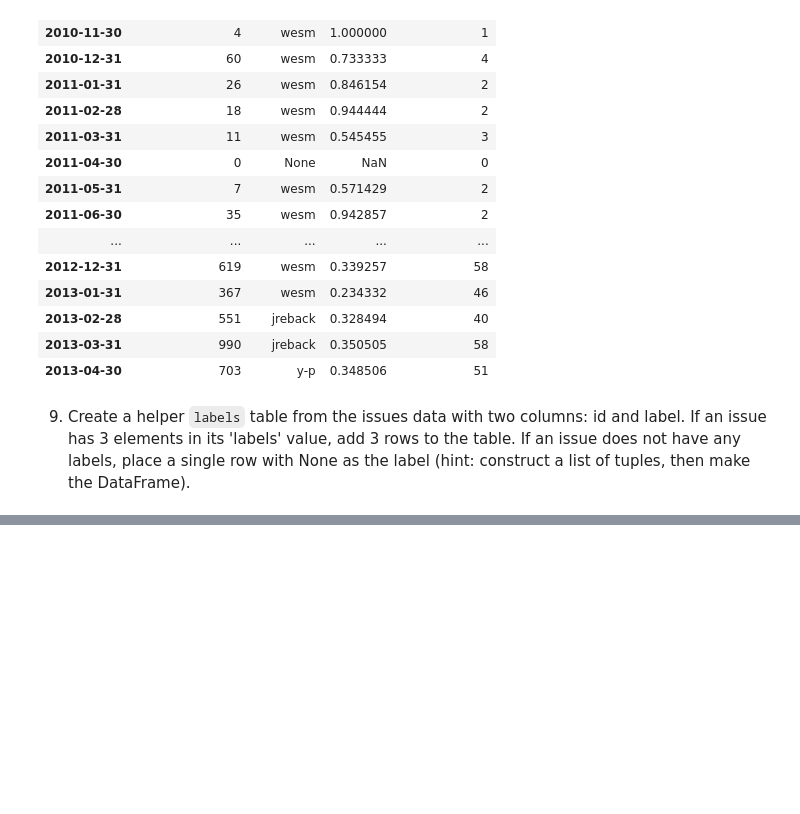
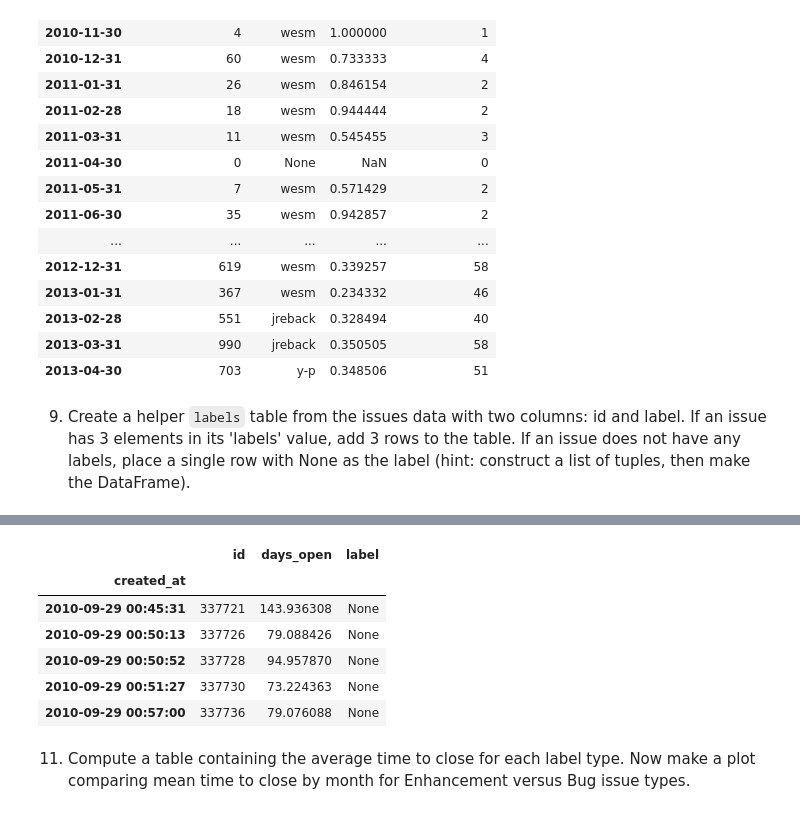
Before and after one commit to smwahl/ay250_swahl, a Jupyter notebook: hw_07/hw_7_pandas_and_timeseries.ipynb, the cells around one changed output, grey strips where cells are left out. Cells and saved outputs as stored; diff of their text form; code cells hidden in the pictures; blank space fills up the shorter version.

```diff
--- a/hw_07/hw_7_pandas_and_timeseries.ipynb
+++ b/hw_07/hw_7_pandas_and_timeseries.ipynb
@@ -369,14 +350,17 @@ label_list = []
 id_list = []
 for labs,com_id in zip(df.labels,df.id):
     if len(labs) == 0:
-        label_list.append([None,com_id])
+        label_list.append([com_id,None])
     else:
-        for label in labs:
-            label_list.append([label,com_id])
-            #id_list.append(id)
+        for lab in labs:
+            label_list.append([com_id,lab['name']])
+            #label_types=lab.keys()
+            #for lt in label_types:
+                #label_list.append([com_id,lt,lab[lt]])
+                #id_list.append(id)
 
 labels = pd.DataFrame(label_list)
-#labels.columns = ['label','comment_id']
+labels.columns = ['id','label']
 labels
 # %% [output]
 <class 'pandas.core.frame.DataFrame'>
@@ -395,0 +376,3 @@ versus Bug issue types.
+# %%
+labels_joined =pd.merge(df,labels,left_on='id',right_on='id', how='right')
+labels_joined
@@ -395,0 +397,15 @@ versus Bug issue types.
+# %%
+labels_joined.set_index('created_at',inplace=True)
+labels_joined.head()
+# %% [output]
+|  | id | days_open | label |
+| created_at |  |  |  |
+| 2010-09-29 00:45:31 | 337721 | 143.936308 | None |
+| 2010-09-29 00:50:13 | 337726 | 79.088426 | None |
+| 2010-09-29 00:50:52 | 337728 | 94.957870 | None |
+| 2010-09-29 00:51:27 | 337730 | 73.224363 | None |
+| 2010-09-29 00:57:00 | 337736 | 79.076088 | None |
+# %% [markdown]
+11) Compute a table containing the average time to close for each label
+type. Now make a plot comparing mean time to close by month for Enhancement
+versus Bug issue types.
```
Also changed, not shown: parts of 13 cells of this notebook.
